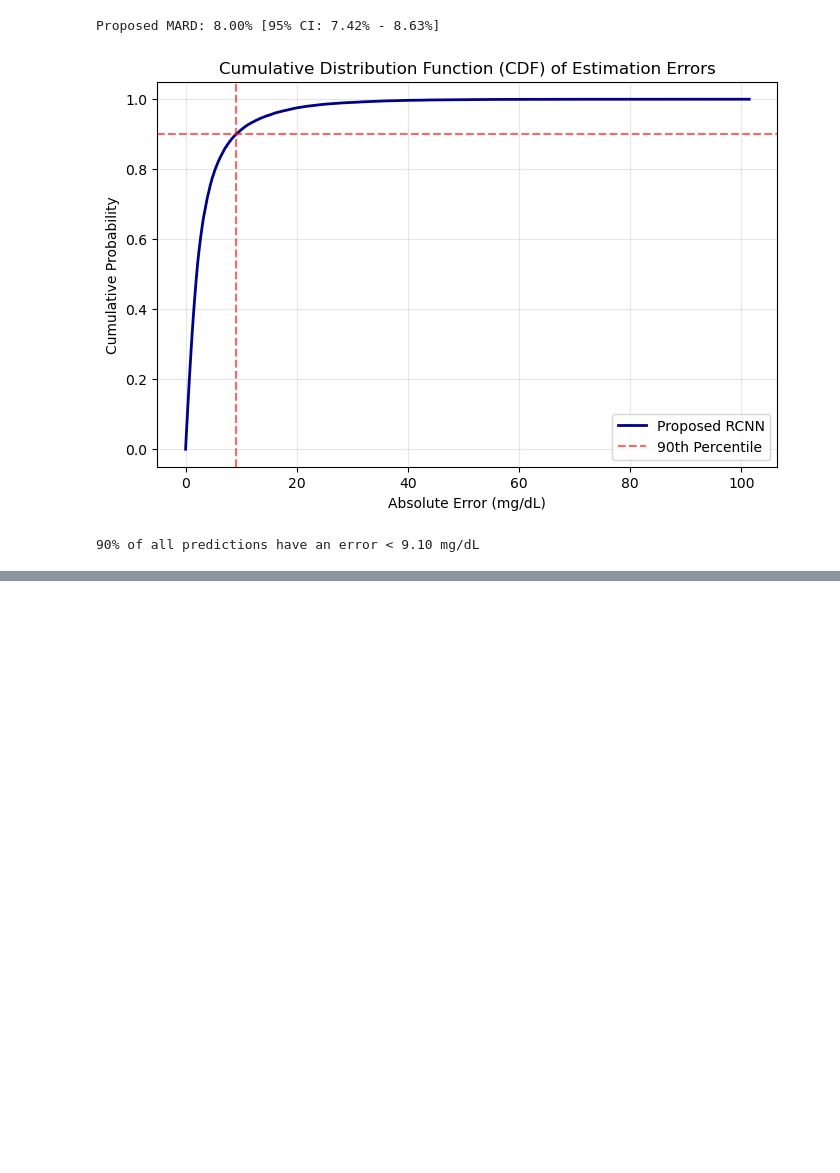
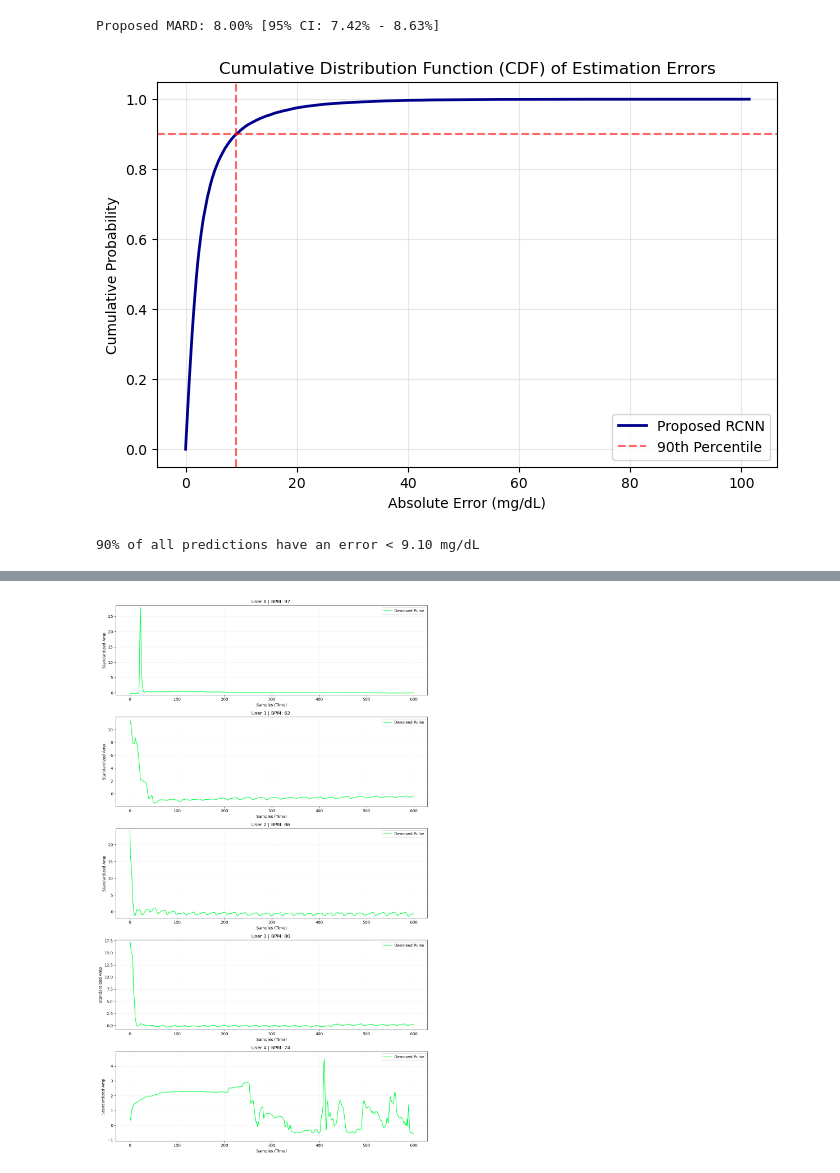
Before and after one commit to spoorthibhagwat/Non-invasive-Glucose-estimation, a Jupyter notebook: pipeline5.ipynb, the cells around one changed output, grey strips where cells are left out. Saved outputs shown, nothing was run; the diff lists cells and outputs as text; code cells hidden in the pictures; blank space fills up the shorter version.

```diff
--- a/pipeline5.ipynb
+++ b/pipeline5.ipynb
@@ -1443,0 +1484,9 @@ print(f"90% of all predictions have an error < {np.percentile(errors, 90):.2f} m
+# %%
+# 2. Extract and Process PPG
+data = fetch_spandan_rows()
+# %%
+import json
+with open("output.txt", "a") as f:
+    f.write(json.dumps(data) + "\n")
+# %%
+scaler = StandardScaler()
@@ -1443,0 +1768,73 @@ print(f"90% of all predictions have an error < {np.percentile(errors, 90):.2f} m
+# %%
+import matplotlib.pyplot as plt
+import requests
+import numpy as np
+import torch
+
+API_URL = "https://datasets-server.huggingface.co/rows"
+params = {
+    "dataset": "ekacare/spandan-1M-V1.0-raw",
+    "config": "batch_0",
+    "split": "train",
+    "offset": 0,
+    "length": 10
+}
+headers = {"Authorization": f"Bearer {HF_TOKEN}"}
+response = requests.get(API_URL, params=params, headers=headers)
+data = response.json()
+
+if "rows" not in data:
+    print("Error fetching data. Check your HF_TOKEN.")
+
+
+#print(f"{'Row':<5} | {'BPM':<5} | {'Context':<12} | {'Predicted Glucose':<18}")
+#print("-" * 60)
+
+num_users=5
+def plot_ppg_and_predict(model, scaler):
+    for idx, row_item in enumerate(data['rows']):
+        row_data = row_item['row']
+
+        # 1. PPG SIGNAL PROCESSING
+        ppg_list = row_data['ppg']
+        green_signal = np.array([sample['g'] for sample in ppg_list])
+        bpm_label = row_data['bpm']
+
+    fig, axes = plt.subplots(num_users, 1, figsize=(12, 4 * num_users))
+    if num_users == 1: axes = [axes] # Handle single plot case
+
+    for idx, row_item in enumerate(data['rows'][:num_users]):
+        row_data = row_item['row']
+        green_raw = np.array([sample['g'] for sample in row_data['ppg']])
+
+        # 1. Processing
+        seg_resized = np.interp(np.linspace(0, 1, 1920), np.linspace(0, 1, len(green_raw)), green_raw)
+        seg_denoised = wavelet_denoise(seg_resized)
+
+        # 2. Normalization
+        # We use a small epsilon (1e-8) to prevent division by zero if signal is flat
+        ppg_final = (seg_denoised - np.mean(seg_denoised)) / (np.std(seg_denoised) + 1e-8)
+
+        # 3. Plotting with Auto-Scaling
+        ax = axes[idx]
+        # Plot only 3-4 heartbeats (approx 400-600 points) to see morphology
+        ax.plot(ppg_final[0:600], color='#00ff41', linewidth=1.5, label='Denoised Pulse')
+
+        # DYNAMIC SCALING: Instead of set_ylim(-3, 3), let it auto-scale first
+        # or use a tight window based on the actual data spread
+        y_min, y_max = np.min(ppg_final[0:600]), np.max(ppg_final[0:600])
+        ax.set_ylim(y_min - 0.5, y_max + 0.5)
+
+        ax.set_title(f"User {idx} | BPM: {row_data['bpm']} ")
+        ax.set_xlabel("Samples (Time)")
+        ax.set_ylabel("Standardized Amp")
+        ax.legend(loc='upper right')
+        ax.grid(True, alpha=0.2)
+
+    plt.tight_layout()
+    plt.show()
+
+# Run the visualizer
+plot_ppg_and_predict(trained_model, scaler)
+# %% [output]
+[figure, added]
```
Also changed, not shown: parts of 8 cells of this notebook.
